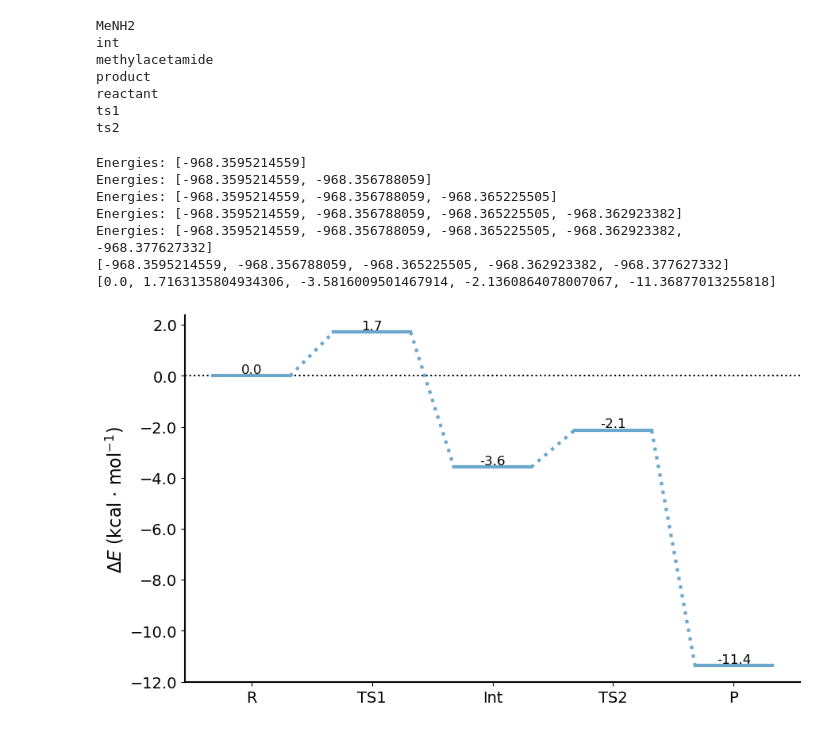
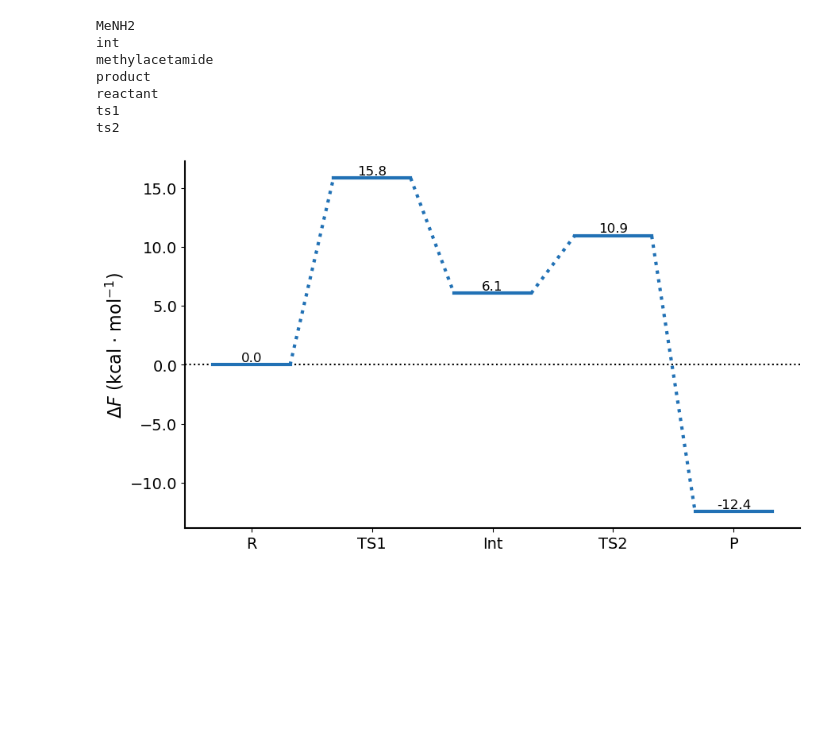
Before and after one commit to marianski-lab/artdep, a Jupyter notebook: benchmarks/reaction_profiles.ipynb, the cells around one changed output. Cells and saved outputs as stored; diff of their text form; code cells hidden in the pictures; blank space fills up the shorter version.

```diff
--- a/benchmarks/reaction_profiles.ipynb
+++ b/benchmarks/reaction_profiles.ipynb
@@ -47,13 +47,6 @@ ts1
 ts2
 # %%
 plot = mm.Plot()
-plot.reaction_profile(mol_list, labels, type = 'E')
+plot.reaction_profile(mol_list, labels, type = 'F')
 # %% [output]
-Energies: [-968.3595214559]
-Energies: [-968.3595214559, -968.356788059]
-Energies: [-968.3595214559, -968.356788059, -968.365225505]
-Energies: [-968.3595214559, -968.356788059, -968.365225505, -968.362923382]
-Energies: [-968.3595214559, -968.356788059, -968.365225505, -968.362923382, -968.377627332]
-[-968.3595214559, -968.356788059, -968.365225505, -968.362923382, -968.377627332]
-[0.0, 1.7163135804934306, -3.5816009501467914, -2.1360864078007067, -11.36877013255818]
-[figure, old version]
+[figure, new version]
```
Also changed, not shown: 1 other file.
